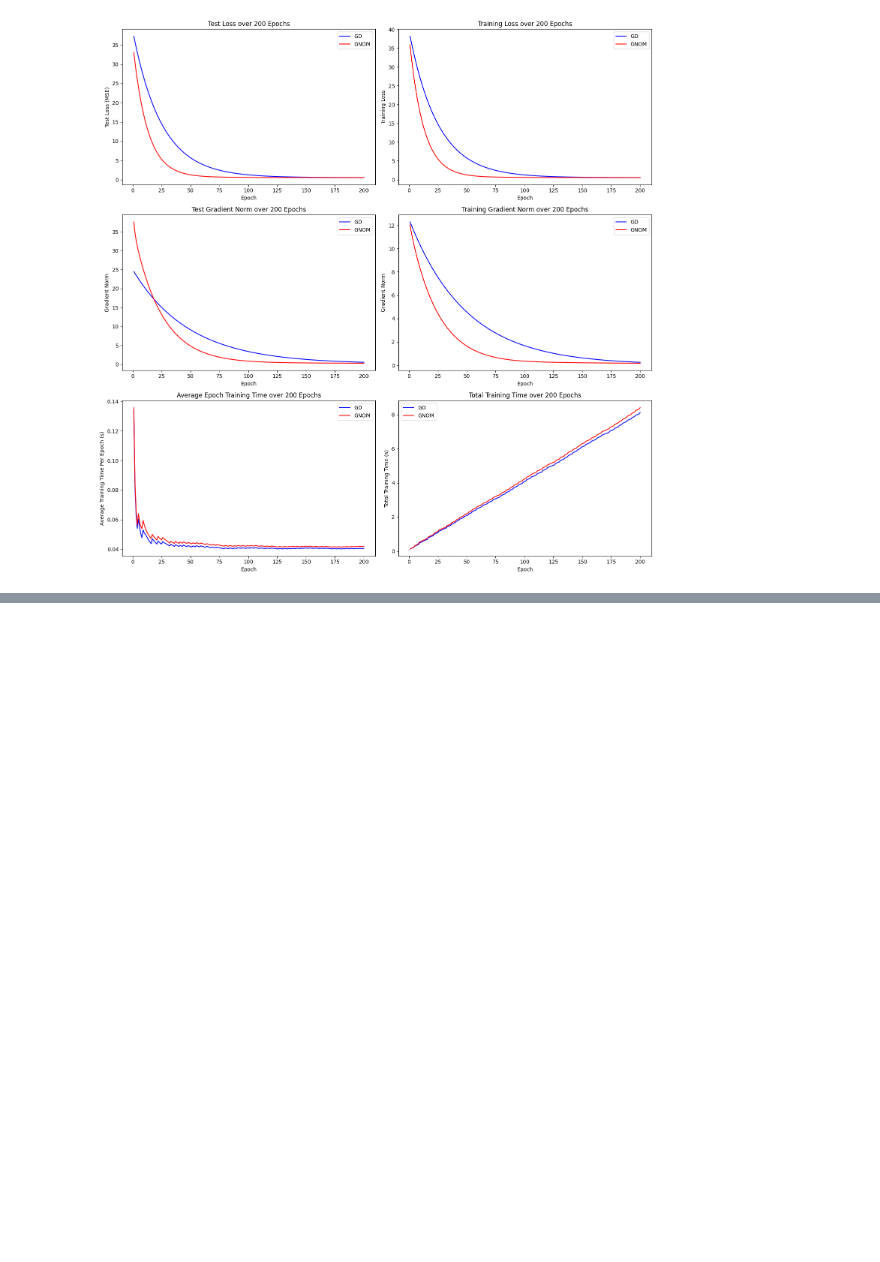
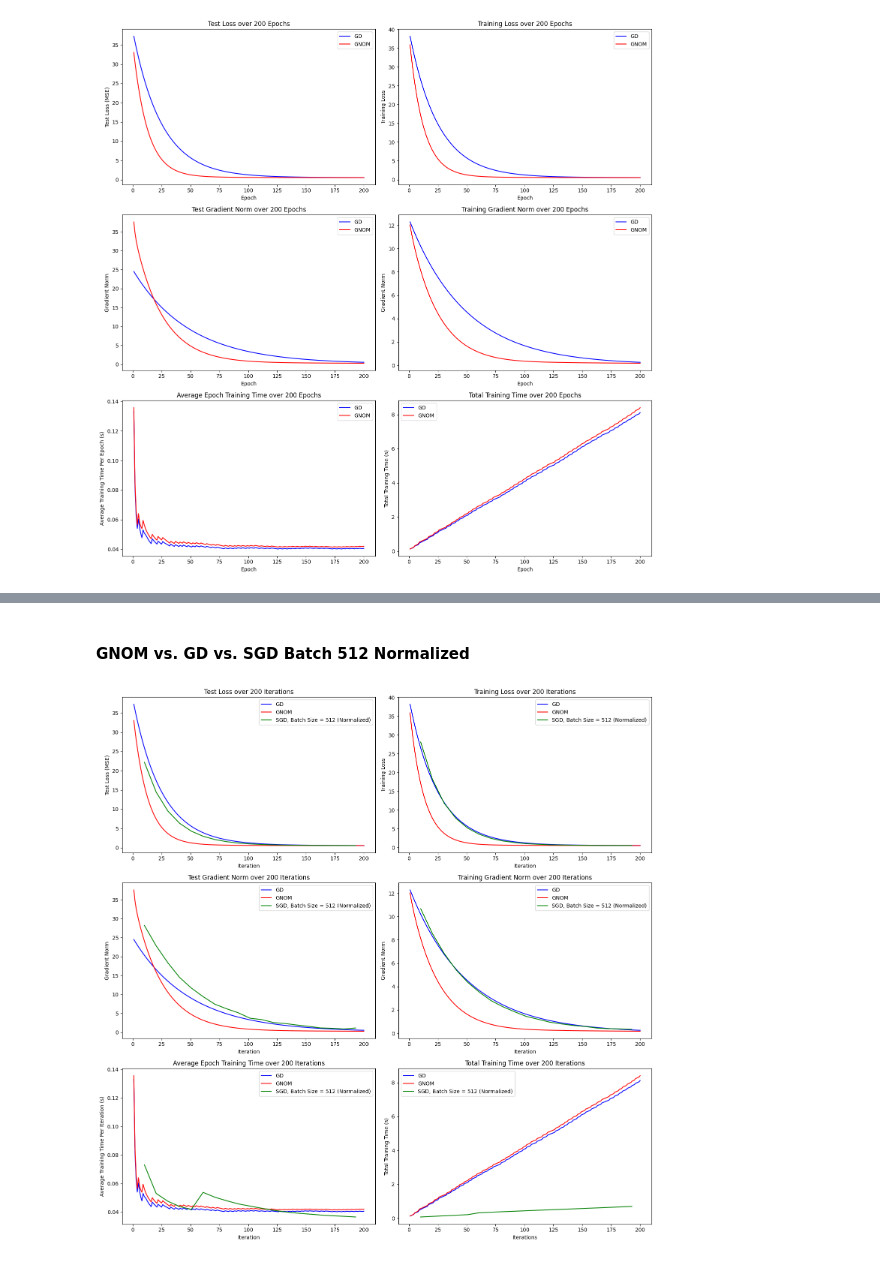
Before and after one commit to thomask902/2024-Numerical-Optimization-Research, a Jupyter notebook: linear_regression/analysis.ipynb, the cells around one changed output, grey strips where cells are left out. Drawn from its saved outputs; the diff is of its cells as text; code cells hidden in the pictures; blank space fills up the shorter version.

Commit message:
exploration for community data

```diff
--- a/linear_regression/analysis.ipynb
+++ b/linear_regression/analysis.ipynb
@@ -142,0 +342,80 @@ plt.show()
+# %% [markdown]
+#### GNOM vs. GD vs. SGD Batch 512 Normalized
+# %%
+ratio = 5197 / 512
+SGD_512_normalized = SGD_512.copy()  # Copy the original DataFrame
+SGD_512_normalized['Epoch'] = SGD_512_normalized['Epoch'] * ratio
+SGD_512_normalized = SGD_512_normalized[SGD_512_normalized['Epoch'] <= 200]
+
+
+SGD_512_normalized_test_loss = SGD_512_normalized['Test Loss']
+SGD_512_normalized_training_loss = SGD_512_normalized['Training Loss']
+SGD_512_normalized_train_norm = SGD_512_normalized['Training Gradient Norm']
+SGD_512_normalized_test_norm = SGD_512_normalized['Test Gradient Norm']
+SGD_512_normalized_avg_training_time = SGD_512_normalized['Training Time (s)'].expanding().mean()
+SGD_512_normalized_total_training_time = SGD_512_normalized['Training Time (s)'].expanding().sum()
+
+# Create subplots (3 rows, 2 columns)
+fig, axes = plt.subplots(3, 2, figsize=(15, 15))
+
+# Plot 1: Test Loss
+axes[0, 0].plot(epochs, GD_test_loss, label='GD', color='blue')
+axes[0, 0].plot(epochs, GNOM_test_loss, label='GNOM', color='red')
+axes[0, 0].plot(SGD_512_normalized['Epoch'], SGD_512_normalized_test_loss, label='SGD, Batch Size = 512 (Normalized)', color='green')
+axes[0, 0].set_xlabel('Iteration')
+axes[0, 0].set_ylabel('Test Loss (MSE)')
+axes[0, 0].set_title(f'Test Loss over {num_epochs} Iterations')
+axes[0, 0].legend()
+
+# Plot 2: Training Loss
+axes[0, 1].plot(epochs, GD_training_loss, label='GD', color='blue')
+axes[0, 1].plot(epochs, GNOM_training_loss, label='GNOM', color='red')
+axes[0, 1].plot(SGD_512_normalized['Epoch'], SGD_512_normalized_training_loss, label='SGD, Batch Size = 512 (Normalized)', color='green')
+axes[0, 1].set_xlabel('Iteration')
+axes[0, 1].set_ylabel('Training Loss')
+axes[0, 1].set_title(f'Training Loss over {num_epochs} Iterations')
+axes[0, 1].legend()
+
+# Plot 3: Training Gradient Norm
+axes[1, 1].plot(epochs, GD_train_norm, label='GD', color='blue')
+axes[1, 1].plot(epochs, GNOM_train_norm, label='GNOM', color='red')
+axes[1, 1].plot(SGD_512_normalized['Epoch'], SGD_512_normalized_train_norm, label='SGD, Batch Size = 512 (Normalized)', color='green')
+axes[1, 1].set_xlabel('Iteration')
+axes[1, 1].set_ylabel('Gradient Norm')
+axes[1, 1].set_title(f'Training Gradient Norm over {num_epochs} Iterations')
+axes[1, 1].legend()
+
+# Plot 4: Test Gradient Norm
+axes[1, 0].plot(epochs, GD_test_norm, label='GD', color='blue')
+axes[1, 0].plot(epochs, GNOM_test_norm, label='GNOM', color='red')
+axes[1, 0].plot(SGD_512_normalized['Epoch'], SGD_512_normalized_test_norm, label='SGD, Batch Size = 512 (Normalized)', color='green')
+axes[1, 0].set_xlabel('Iteration')
+axes[1, 0].set_ylabel('Gradient Norm')
+axes[1, 0].set_title(f'Test Gradient Norm over {num_epochs} Iterations')
+axes[1, 0].legend()
+
+# Plot 5: Average Training Time
+axes[2, 0].plot(epochs, GD_avg_training_time, label='GD', color='blue')
+axes[2, 0].plot(epochs, GNOM_avg_training_time, label='GNOM', color='red')
+axes[2, 0].plot(SGD_512_normalized['Epoch'], SGD_512_normalized_avg_training_time, label='SGD, Batch Size = 512 (Normalized)', color='green')
+axes[2, 0].set_xlabel('Iteration')
+axes[2, 0].set_ylabel('Average Training Time Per Iteration (s)')
+axes[2, 0].set_title(f'Average Epoch Training Time over {num_epochs} Iterations')
+axes[2, 0].legend()
+
+# Plot 6: Total Training Time
+axes[2, 1].plot(epochs, GD_total_training_time, label='GD', color='blue')
+axes[2, 1].plot(epochs, GNOM_total_training_time, label='GNOM', color='red')
+axes[2, 1].plot(SGD_512_normalized['Epoch'], SGD_512_normalized_total_training_time, label='SGD, Batch Size = 512 (Normalized)', color='green')
+axes[2, 1].set_xlabel('Iterations')
+axes[2, 1].set_ylabel('Total Training Time (s)')
+axes[2, 1].set_title(f'Total Training Time over {num_epochs} Iterations')
+axes[2, 1].legend()
+
+# Adjust the layout
+plt.tight_layout()
+
+# Show the plot
+plt.show()
+# %% [output]
+[figure, added]
```
Also changed, not shown: parts of 8 cells of this notebook, 5 other files.
